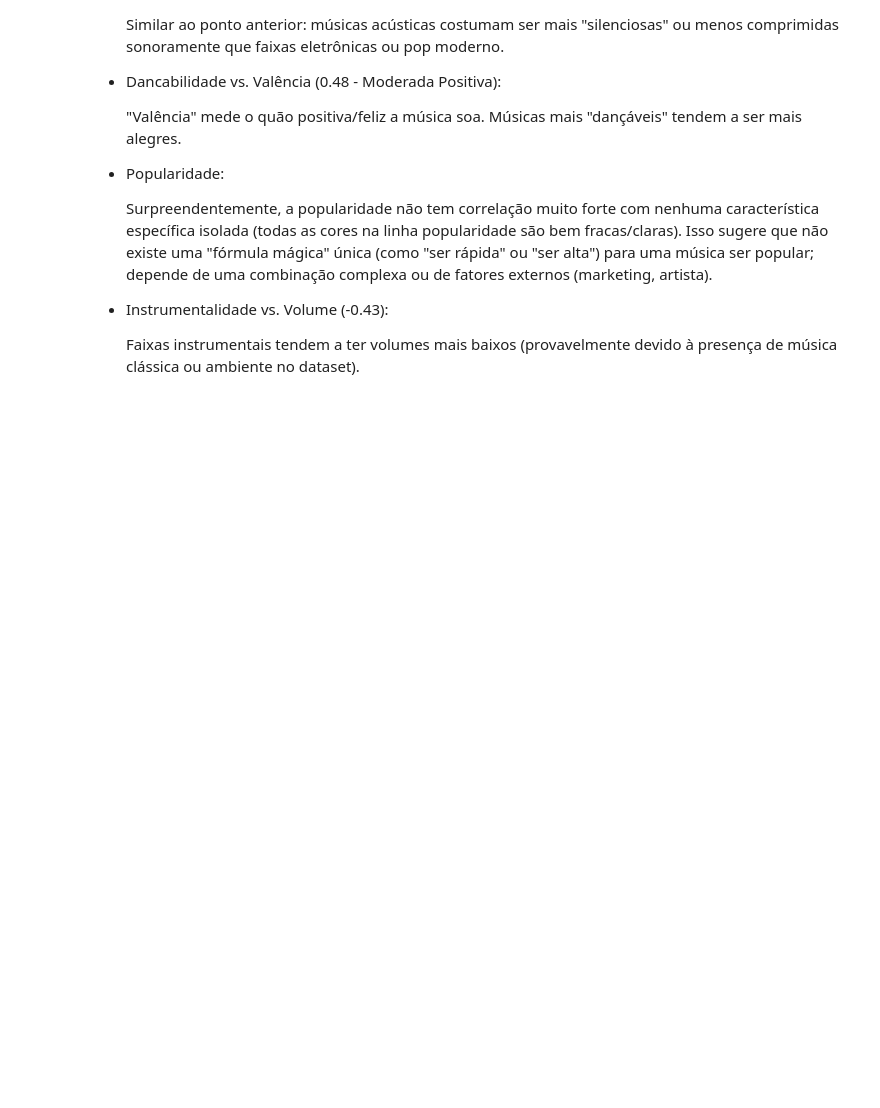
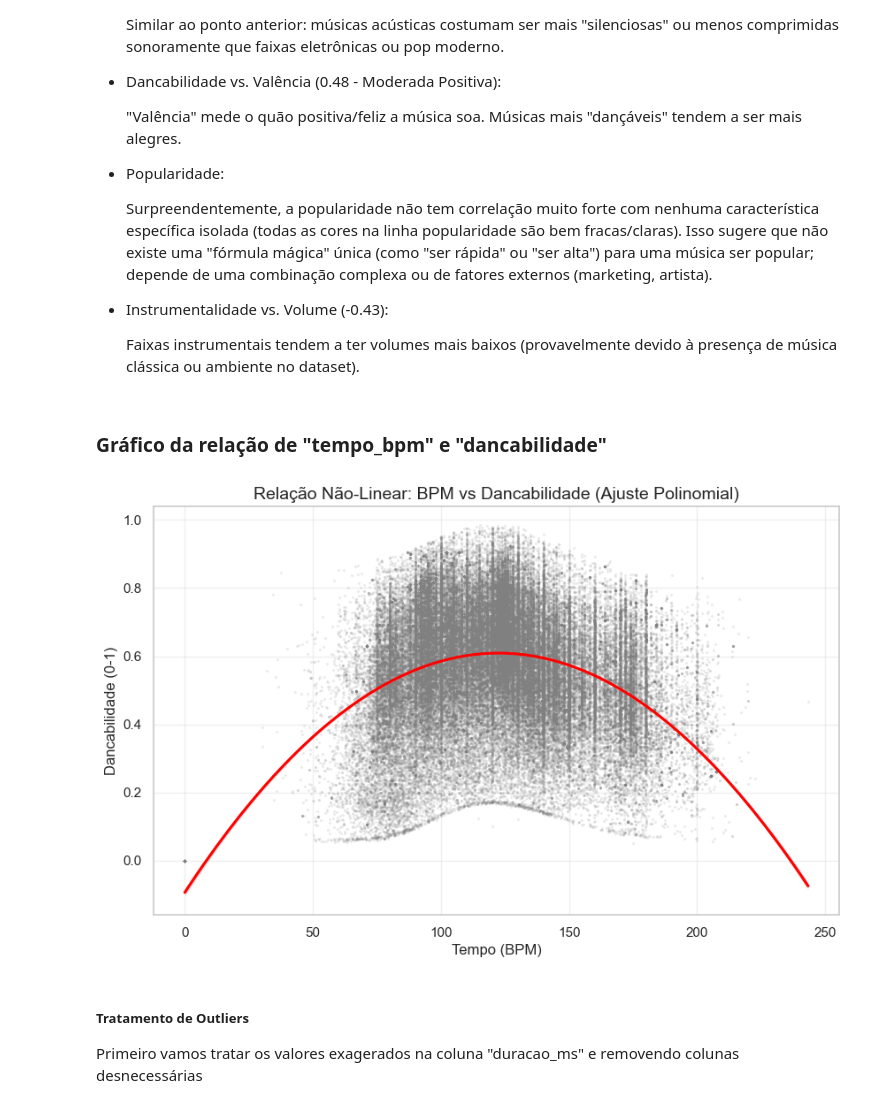
Before and after one commit to Lucca0404/RegressaoLinear, a Jupyter notebook: notebooks/01_eda.ipynb, the cells around one changed output. Drawn from its saved outputs; the diff is of its cells as text; code cells hidden in the pictures; blank space fills up the shorter version.

```diff
--- a/notebooks/01_eda.ipynb
+++ b/notebooks/01_eda.ipynb
@@ -225,3 +287,36 @@ plt.savefig('heatmap_correlacao.png')
 - Instrumentalidade vs. Volume (-0.43):
 
     Faixas instrumentais tendem a ter volumes mais baixos (provavelmente devido à presença de música clássica ou ambiente no dataset).
+# %% [markdown]
+### Gráfico da relação de "tempo_bpm" e "dancabilidade"
+# %%
+# 1. Configurar o tamanho da figura
+plt.figure(figsize=(10, 6))
+
+# 2. Gerar o gráfico (Scatterplot + Linha de Tendência Curva)
+sns.regplot(
+    data=df,
+    x='tempo_bpm',
+    y='dancabilidade',
+    # Configuração visual dos pontinhos (deixei cinza e transparentes para focar na linha)
+    scatter_kws={'alpha': 0.1, 's': 2, 'color': 'gray'},
+    # Configuração da linha de tendência (vermelha para destaque)
+    line_kws={'color': 'red'},
+    order=2
+)
+
+# 3. Títulos e legendas
+plt.title('Relação Não-Linear: BPM vs Dancabilidade (Ajuste Polinomial)', fontsize=14)
+plt.xlabel('Tempo (BPM)')
+plt.ylabel('Dancabilidade (0-1)')
+plt.grid(True, alpha=0.3) # Grade suave no fundo
+
+plt.show()
+# %% [output]
+[figure, added]
+# %% [markdown]
+##### Tratamento de Outliers
+
+<p>
+Primeiro vamos tratar os valores exagerados na coluna "duracao_ms" e removendo colunas desnecessárias
+</p>
```
Also changed, not shown: parts of 10 cells of this notebook, 4 other files.
